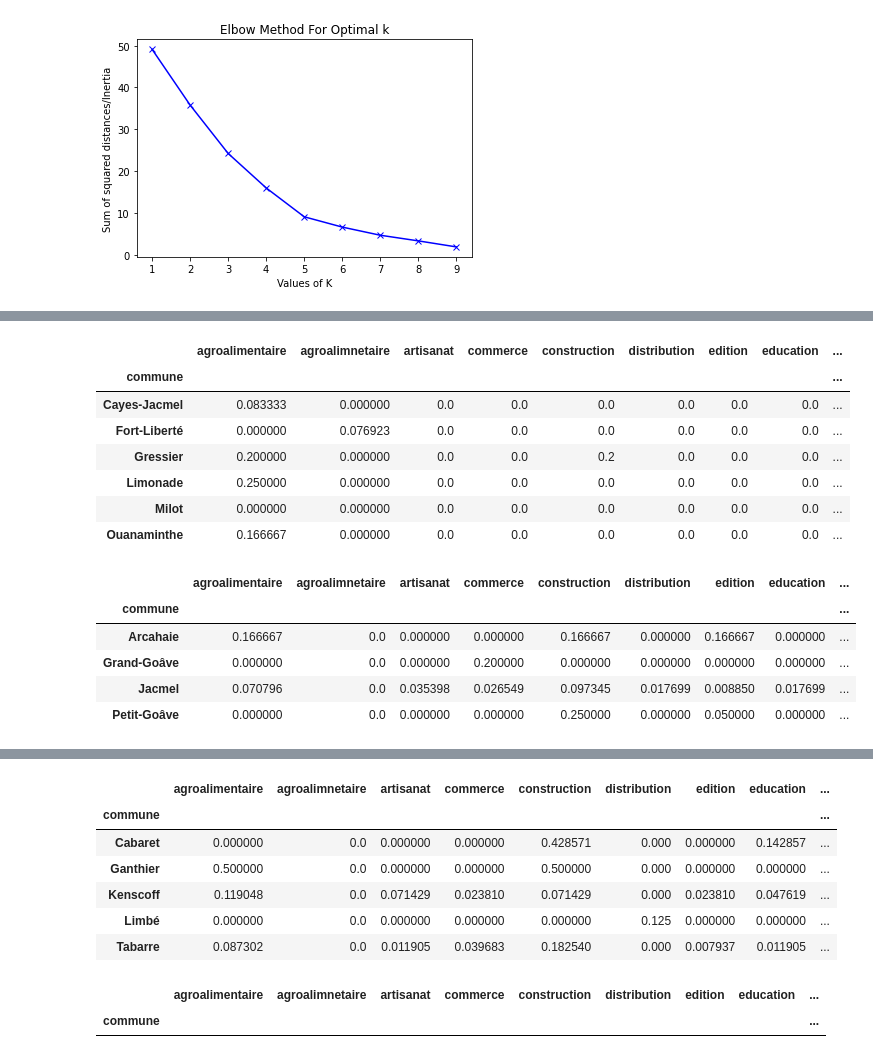
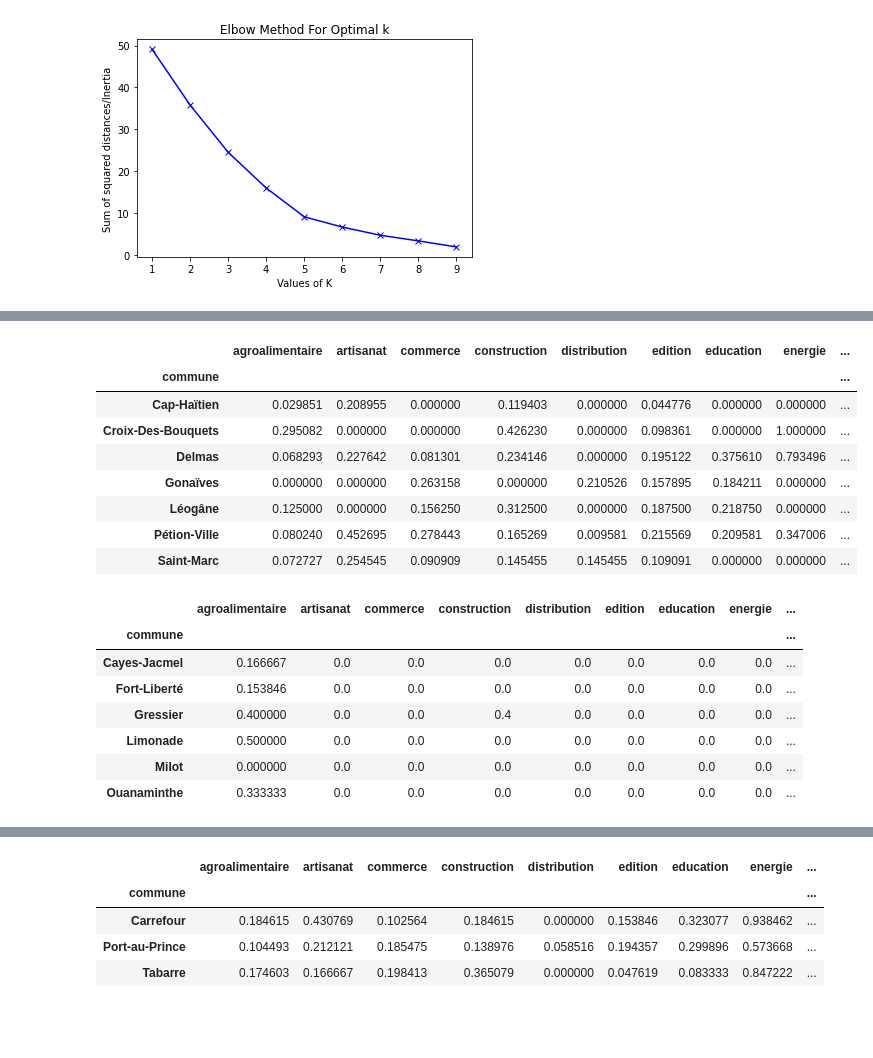
Before and after one commit to Ldave01/Best_Place_For_Business, a Jupyter notebook: eda.ipynb, the cells around one changed output, grey strips where cells are left out. Cells and saved outputs as stored; diff of their text form; code cells hidden in the pictures; blank space fills up the shorter version.

```diff
--- a/eda.ipynb
+++ b/eda.ipynb
@@ -508,0 +533,3 @@ plt.show()
+# %%
+X = pd.DataFrame(data=data,columns=list(group.columns))
+X
@@ -509,6 +554,6 @@ plt.show()
 # %%
-model = KMeans(n_clusters=5).fit(group)
+model = KMeans(n_clusters=5).fit(X)
 # %%
-group['labels'] = model.labels_
-group['labels'].values
+X['labels'] = model.labels_
+X['labels'].values
 # %% [output]
@@ -527 +571,3 @@ group.head()
+# %%
+X.index= group.index
 # %%
@@ -539,21 +582,24 @@ group[group['labels']==0]
 # %%
-group[group['labels']==1]
+X[X['labels']==1]
 # %% [output]
-|  | agroalimentaire | agroalimnetaire | artisanat | commerce | construction | distribution | edition | education | ... |
+|  | agroalimentaire | artisanat | commerce | construction | distribution | edition | education | energie | ... |
 | commune |  |  |  |  |  |  |  |  | ... |
-| Cayes-Jacmel | 0.083333 | 0.000000 | 0.0 | 0.0 | 0.0 | 0.0 | 0.0 | 0.0 | ... |
-| Fort-Liberté | 0.000000 | 0.076923 | 0.0 | 0.0 | 0.0 | 0.0 | 0.0 | 0.0 | ... |
-| Gressier | 0.200000 | 0.000000 | 0.0 | 0.0 | 0.2 | 0.0 | 0.0 | 0.0 | ... |
-| Limonade | 0.250000 | 0.000000 | 0.0 | 0.0 | 0.0 | 0.0 | 0.0 | 0.0 | ... |
-| Milot | 0.000000 | 0.000000 | 0.0 | 0.0 | 0.0 | 0.0 | 0.0 | 0.0 | ... |
-| Ouanaminthe | 0.166667 | 0.000000 | 0.0 | 0.0 | 0.0 | 0.0 | 0.0 | 0.0 | ... |
+| Cap-Haïtien | 0.029851 | 0.208955 | 0.000000 | 0.119403 | 0.000000 | 0.044776 | 0.000000 | 0.000000 | ... |
+| Croix-Des-Bouquets | 0.295082 | 0.000000 | 0.000000 | 0.426230 | 0.000000 | 0.098361 | 0.000000 | 1.000000 | ... |
+| Delmas | 0.068293 | 0.227642 | 0.081301 | 0.234146 | 0.000000 | 0.195122 | 0.375610 | 0.793496 | ... |
+| Gonaïves | 0.000000 | 0.000000 | 0.263158 | 0.000000 | 0.210526 | 0.157895 | 0.184211 | 0.000000 | ... |
+| Léogâne | 0.125000 | 0.000000 | 0.156250 | 0.312500 | 0.000000 | 0.187500 | 0.218750 | 0.000000 | ... |
+| Pétion-Ville | 0.080240 | 0.452695 | 0.278443 | 0.165269 | 0.009581 | 0.215569 | 0.209581 | 0.347006 | ... |
+| Saint-Marc | 0.072727 | 0.254545 | 0.090909 | 0.145455 | 0.145455 | 0.109091 | 0.000000 | 0.000000 | ... |
 # %%
-group[group['labels']==2]
+X[X['labels']==2]
 # %% [output]
-|  | agroalimentaire | agroalimnetaire | artisanat | commerce | construction | distribution | edition | education | ... |
+|  | agroalimentaire | artisanat | commerce | construction | distribution | edition | education | energie | ... |
 | commune |  |  |  |  |  |  |  |  | ... |
-| Arcahaie | 0.166667 | 0.0 | 0.000000 | 0.000000 | 0.166667 | 0.000000 | 0.166667 | 0.000000 | ... |
-| Grand-Goâve | 0.000000 | 0.0 | 0.000000 | 0.200000 | 0.000000 | 0.000000 | 0.000000 | 0.000000 | ... |
-| Jacmel | 0.070796 | 0.0 | 0.035398 | 0.026549 | 0.097345 | 0.017699 | 0.008850 | 0.017699 | ... |
-| Petit-Goâve | 0.000000 | 0.0 | 0.000000 | 0.000000 | 0.250000 | 0.000000 | 0.050000 | 0.000000 | ... |
+| Cayes-Jacmel | 0.166667 | 0.0 | 0.0 | 0.0 | 0.0 | 0.0 | 0.0 | 0.0 | ... |
+| Fort-Liberté | 0.153846 | 0.0 | 0.0 | 0.0 | 0.0 | 0.0 | 0.0 | 0.0 | ... |
+| Gressier | 0.400000 | 0.0 | 0.0 | 0.4 | 0.0 | 0.0 | 0.0 | 0.0 | ... |
+| Limonade | 0.500000 | 0.0 | 0.0 | 0.0 | 0.0 | 0.0 | 0.0 | 0.0 | ... |
+| Milot | 0.000000 | 0.0 | 0.0 | 0.0 | 0.0 | 0.0 | 0.0 | 0.0 | ... |
+| Ouanaminthe | 0.333333 | 0.0 | 0.0 | 0.0 | 0.0 | 0.0 | 0.0 | 0.0 | ... |
 # %%
@@ -564,17 +610,10 @@ group[group['labels']==3]
 | Carrefour | 0.092308 | 0.0 | 0.030769 | 0.020513 | 0.092308 | 0.000000 | 0.025641 | 0.046154 | ... |
 | Port-au-Prince | 0.052247 | 0.0 | 0.015152 | 0.037095 | 0.069488 | 0.007315 | 0.032393 | 0.042842 | ... |
 # %%
-group[group['labels']==4]
+X[X['labels']==4]
 # %% [output]
-|  | agroalimentaire | agroalimnetaire | artisanat | commerce | construction | distribution | edition | education | ... |
+|  | agroalimentaire | artisanat | commerce | construction | distribution | edition | education | energie | ... |
 | commune |  |  |  |  |  |  |  |  | ... |
-| Cabaret | 0.000000 | 0.0 | 0.000000 | 0.000000 | 0.428571 | 0.000 | 0.000000 | 0.142857 | ... |
-| Ganthier | 0.500000 | 0.0 | 0.000000 | 0.000000 | 0.500000 | 0.000 | 0.000000 | 0.000000 | ... |
-| Kenscoff | 0.119048 | 0.0 | 0.071429 | 0.023810 | 0.071429 | 0.000 | 0.023810 | 0.047619 | ... |
-| Limbé | 0.000000 | 0.0 | 0.000000 | 0.000000 | 0.000000 | 0.125 | 0.000000 | 0.000000 | ... |
-| Tabarre | 0.087302 | 0.0 | 0.011905 | 0.039683 | 0.182540 | 0.000 | 0.007937 | 0.011905 | ... |
+| Carrefour | 0.184615 | 0.430769 | 0.102564 | 0.184615 | 0.000000 | 0.153846 | 0.323077 | 0.938462 | ... |
+| Port-au-Prince | 0.104493 | 0.212121 | 0.185475 | 0.138976 | 0.058516 | 0.194357 | 0.299896 | 0.573668 | ... |
+| Tabarre | 0.174603 | 0.166667 | 0.198413 | 0.365079 | 0.000000 | 0.047619 | 0.083333 | 0.847222 | ... |
-# %%
-group[group['labels']==5]
-# %% [output]
-|  | agroalimentaire | agroalimnetaire | artisanat | commerce | construction | distribution | edition | education | ... |
-| commune |  |  |  |  |  |  |  |  | ... |
```
Also changed, not shown: parts of 13 cells of this notebook.
